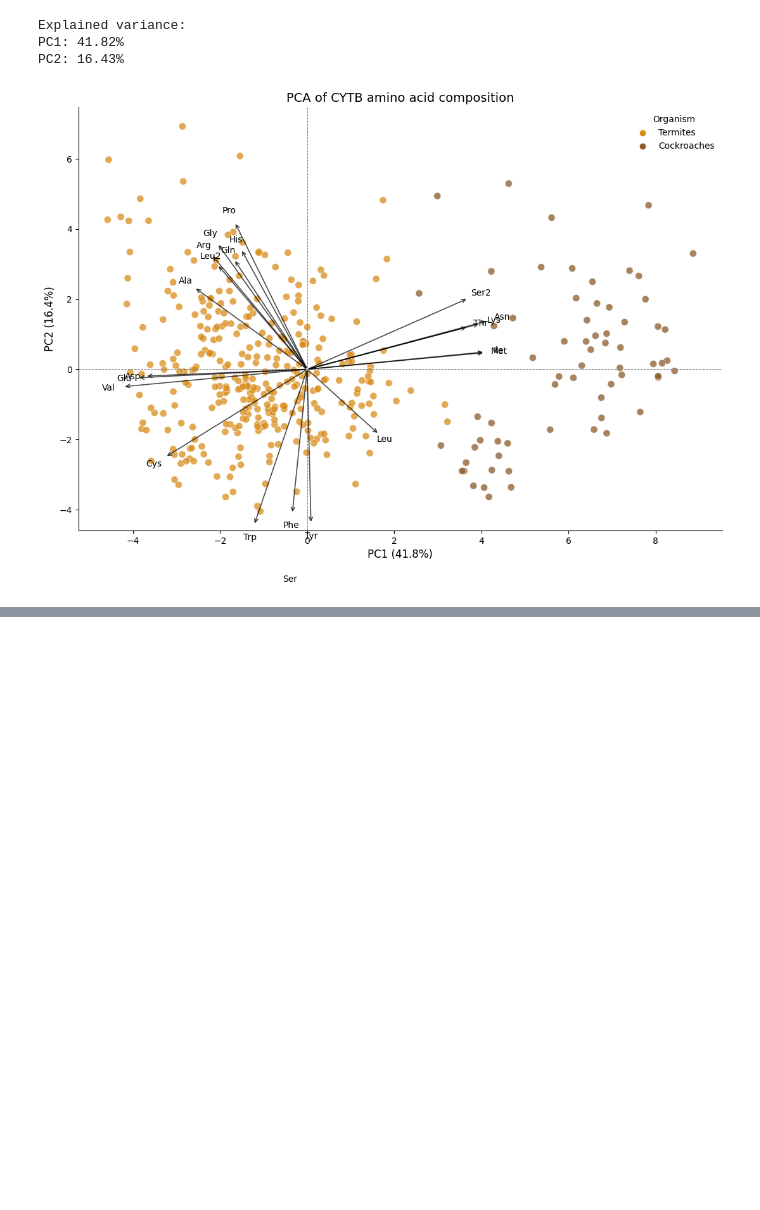
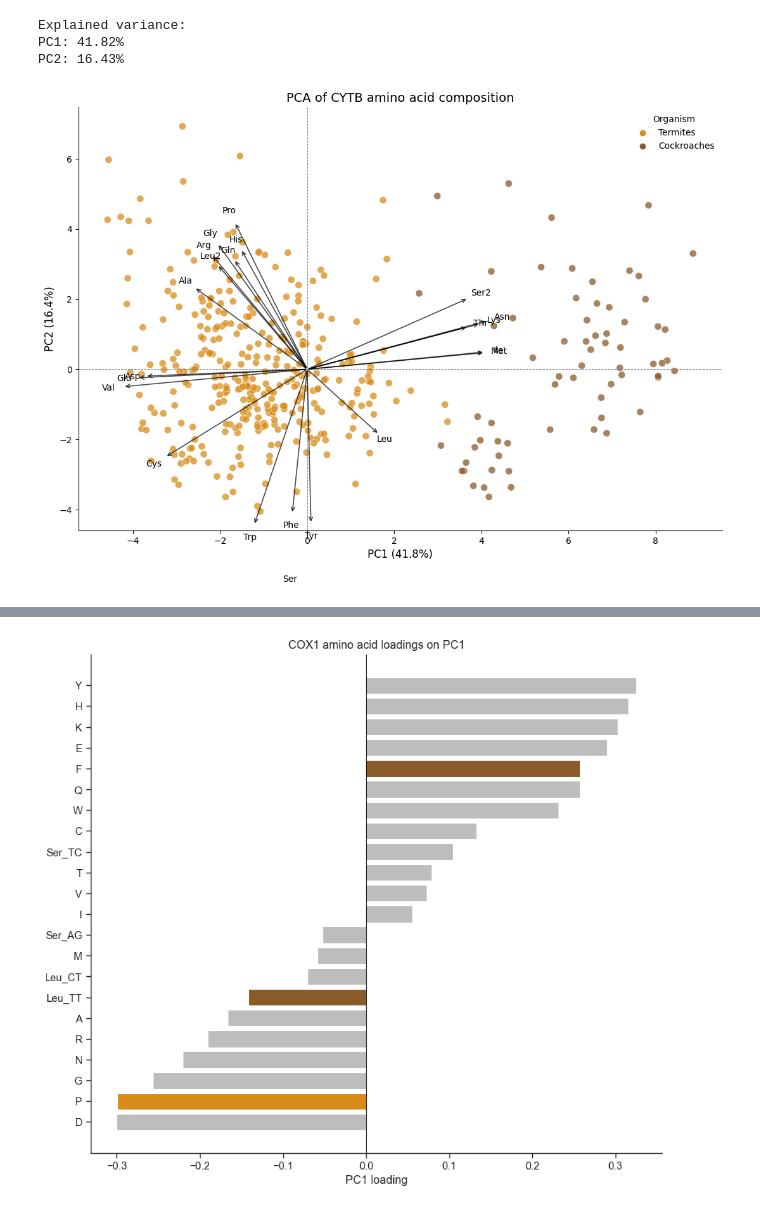
Before and after one commit to mitoclub/mutspec_insecta_paper, a Jupyter notebook: cod/pca_aa_cox1.ipynb, the cells around one changed output, grey strips where cells are left out. Cells and saved outputs as stored; diff of their text form; code cells hidden in the pictures; blank space fills up the shorter version.

```diff
--- a/cod/pca_aa_cox1.ipynb
+++ b/cod/pca_aa_cox1.ipynb
@@ -347,0 +361,17 @@ plt.show()
+# %%
+cox1_df["Ambiguous_fraction"] = (
+    cox1_df["Ambiguous_codons"] /
+    (
+        cox1_df["Valid_codons"]
+        + cox1_df["Ambiguous_codons"]
+        + cox1_df["Stop_codons"]
+    ).replace(0, np.nan)
+)
+
+cox1_df = cox1_df[
+    (cox1_df["Stop_codons"] == 0)
+    & (cox1_df["Valid_codons"] >= 150)
+    & (cox1_df["Ambiguous_fraction"] <= 0.05)
+].copy()
+
+print("Sequences after QC:", len(cox1_df))
@@ -347,0 +843,40 @@ plt.show()
+# %%
+pc1_loadings = loadings["PC1"].sort_values()
+
+colors = []
+
+for aa in pc1_loadings.index:
+
+    if aa == "P":
+        colors.append("#D98C1A")
+
+    elif aa in {"F", "Leu_TT"}:
+        colors.append("#8B5A2B")
+
+    else:
+        colors.append("#BDBDBD")
+
+fig, ax = plt.subplots(figsize=(9, 8))
+
+ax.barh(
+    pc1_loadings.index,
+    pc1_loadings.values,
+    color=colors
+)
+
+ax.axvline(0, color="black", lw=0.8)
+
+ax.set_xlabel("PC1 loading")
+ax.set_title("COX1 amino acid loadings on PC1")
+
+sns.despine()
+plt.tight_layout()
+
+plt.savefig(
+    output_dir / "COX1_PC1_loadings.pdf",
+    bbox_inches="tight"
+)
+
+plt.show()
+# %% [output]
+[figure, added]
```
Also changed, not shown: parts of 25 cells of this notebook.
